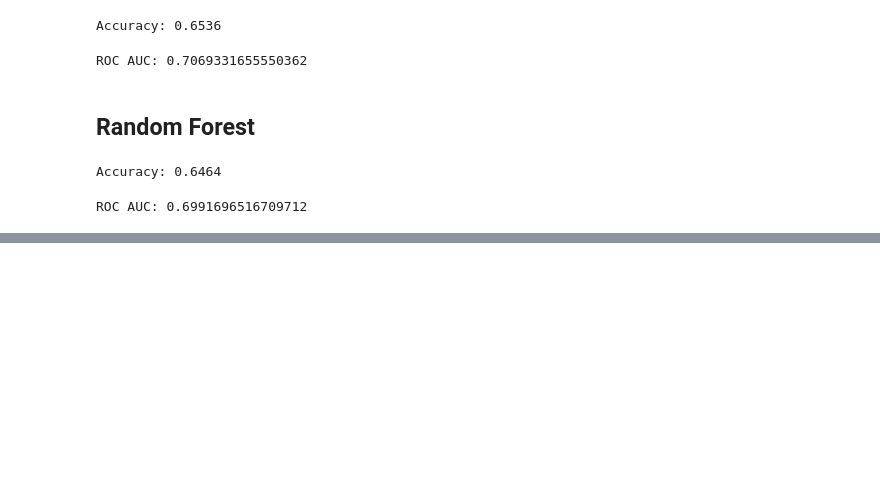
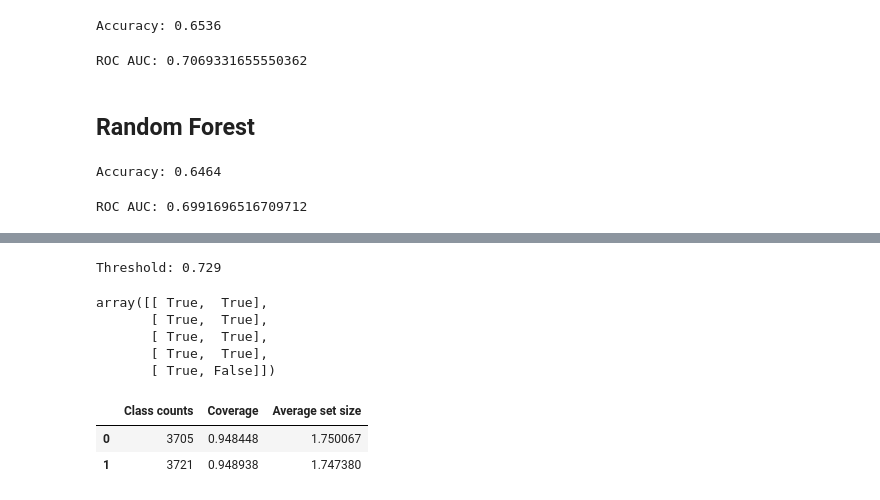
Before and after one commit to haileyvu9/RP, a Jupyter notebook: Research_Project_Hailey_Update.ipynb, the cells around one changed output, grey strips where cells are left out. Drawn from its saved outputs; the diff is of its cells as text; code cells hidden in the pictures; blank space fills up the shorter version.

```diff
--- a/Research_Project_Hailey_Update.ipynb
+++ b/Research_Project_Hailey_Update.ipynb
@@ -446,0 +533,3 @@ ROC AUC: 0.6991696516709712
+# %%
+class_labels = ['0', '1']
+n_classes = 2
@@ -446,0 +551,64 @@ ROC AUC: 0.6991696516709712
+# %%
+number_of_samples = len(X_calib)
+alpha = 0.05
+qlevel = (1 - alpha) * ((number_of_samples + 1) / number_of_samples)
+threshold = np.percentile(si_scores, qlevel*100)
+print(f'Threshold: {threshold:0.3f}')
+# %% [output]
+Threshold: 0.729
+# %%
+prediction_set_Molnar = (1 - best_xgb_classifier.predict_proba(X_test) <= threshold)
+# Show first ten instances
+prediction_set_Molnar[0:5]
+# %% [output]
+array([[ True,  True],
+       [ True,  True],
+       [ True,  True],
+       [ True,  True],
+       [ True, False]])
+# %%
+# Get class counts
+def get_class_counts(y_test):
+    class_counts = []
+    for i in range(n_classes):
+        class_counts.append(np.sum(y_test == i))
+    return class_counts
+
+# Get coverage for each class
+def get_coverage_by_class(prediction_sets, y_test):
+    coverage = []
+    for i in range(n_classes):
+        coverage.append(np.mean(prediction_sets[y_test == i, i]))
+    return coverage
+
+# Get average set size for each class
+def get_average_set_size(prediction_sets, y_test):
+    average_set_size = []
+    for i in range(n_classes):
+        average_set_size.append(
+            np.mean(np.sum(prediction_sets[y_test == i], axis=1)))
+    return average_set_size
+
+# Get weighted coverage (weighted by class size)
+def get_weighted_coverage(coverage, class_counts):
+    total_counts = np.sum(class_counts)
+    weighted_coverage = np.sum((coverage * class_counts) / total_counts)
+    weighted_coverage = round(weighted_coverage, 3)
+    return weighted_coverage
+
+# Get weighted set_size (weighted by class size)
+def get_weighted_set_size(set_size, class_counts):
+    total_counts = np.sum(class_counts)
+    weighted_set_size = np.sum((set_size * class_counts) / total_counts)
+    weighted_set_size = round(weighted_set_size, 3)
+    return weighted_set_size
+# %%
+result_Molnar = pd.DataFrame(index=class_labels)
+result_Molnar['Class counts'] = get_class_counts(y_test)
+result_Molnar['Coverage'] = get_coverage_by_class(np.array(prediction_set_Molnar), y_test)
+result_Molnar['Average set size'] = get_average_set_size(np.array(prediction_set_Molnar), y_test)
+result_Molnar
+# %% [output]
+|  | Class counts | Coverage | Average set size |
+| 0 | 3705 | 0.948448 | 1.750067 |
+| 1 | 3721 | 0.948938 | 1.747380 |
```
Also changed, not shown: parts of 35 cells of this notebook.
